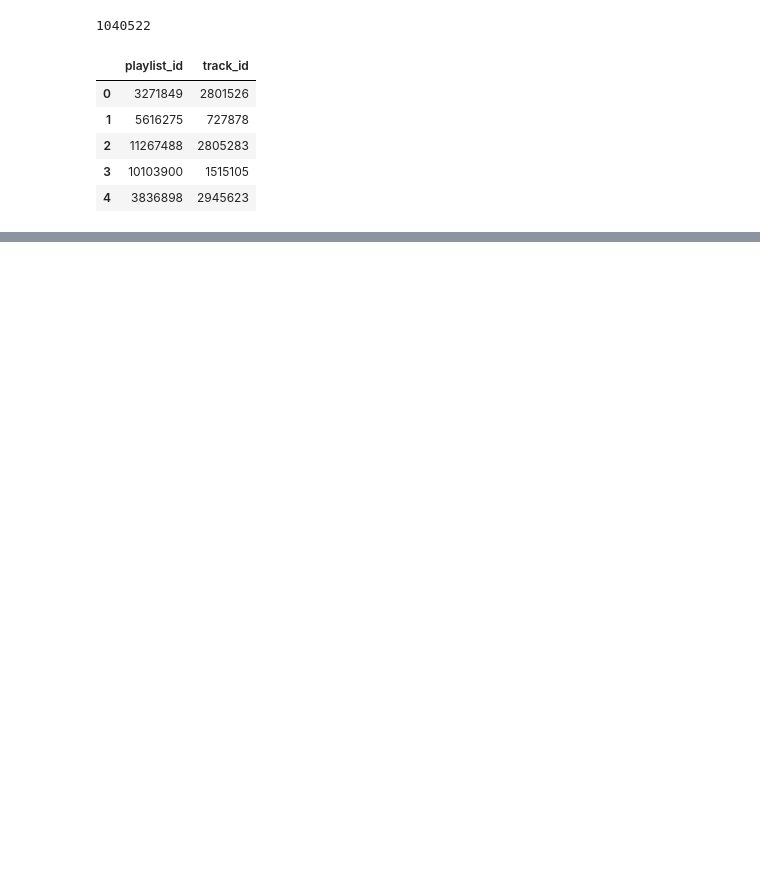
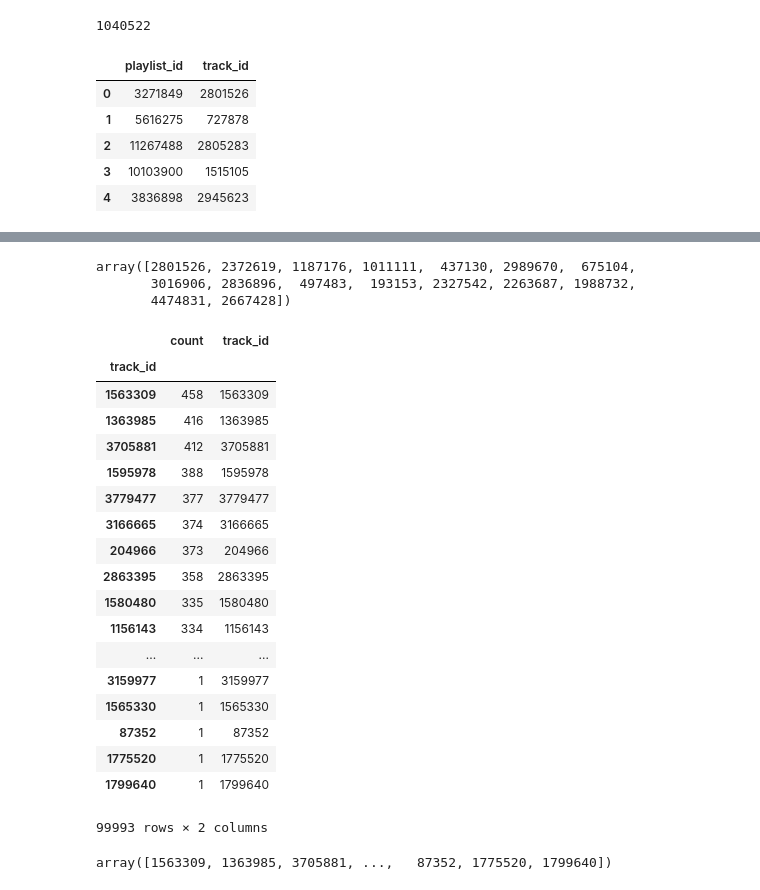
Before and after one commit to battuzz/RS_Challenge, a Jupyter notebook: fabio_notebook.ipynb, the cells around one changed output, grey strips where cells are left out. Drawn from its saved outputs; the diff is of its cells as text; code cells hidden in the pictures; blank space fills up the shorter version.

```diff
--- a/fabio_notebook.ipynb
+++ b/fabio_notebook.ipynb
@@ -87,5 +145,37 @@ tracks_in_playlist = get_playlist_track_list(train)
+# %%
+tracks_in_playlist.loc[3271849]['track_ids']
+# %% [output]
+array([2801526, 2372619, 1187176, 1011111,  437130, 2989670,  675104,
+       3016906, 2836896,  497483,  193153, 2327542, 2263687, 1988732,
+       4474831, 2667428])
+# %%
+most_popular
+# %% [output]
+|  | count | track_id |
+| track_id |  |  |
+| 1563309 | 458 | 1563309 |
+| 1363985 | 416 | 1363985 |
+| 3705881 | 412 | 3705881 |
+| 1595978 | 388 | 1595978 |
+| 3779477 | 377 | 3779477 |
+| 3166665 | 374 | 3166665 |
+| 204966 | 373 | 204966 |
+| 2863395 | 358 | 2863395 |
+| 1580480 | 335 | 1580480 |
+| 1156143 | 334 | 1156143 |
+| ... | ... | ... |
+| 3159977 | 1 | 3159977 |
+| 1565330 | 1 | 1565330 |
+| 87352 | 1 | 87352 |
+| 1775520 | 1 | 1775520 |
+| 1799640 | 1 | 1799640 |
+99993 rows × 2 columns
 # %%
 tracks_to_suggest = most_popular.index.values
+# %%
+tracks_to_suggest
+# %% [output]
+array([1563309, 1363985, 3705881, ...,   87352, 1775520, 1799640])
 # %%
 target_playlists
 # %% [output]
```
Also changed, not shown: parts of 34 cells of this notebook, 1 other file.
